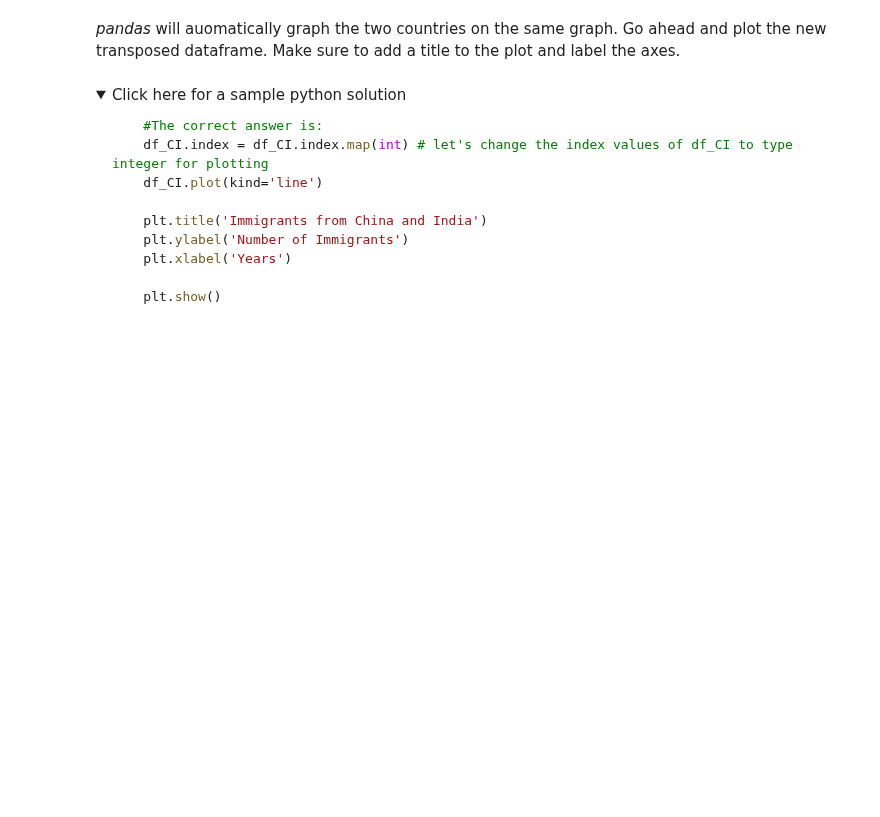
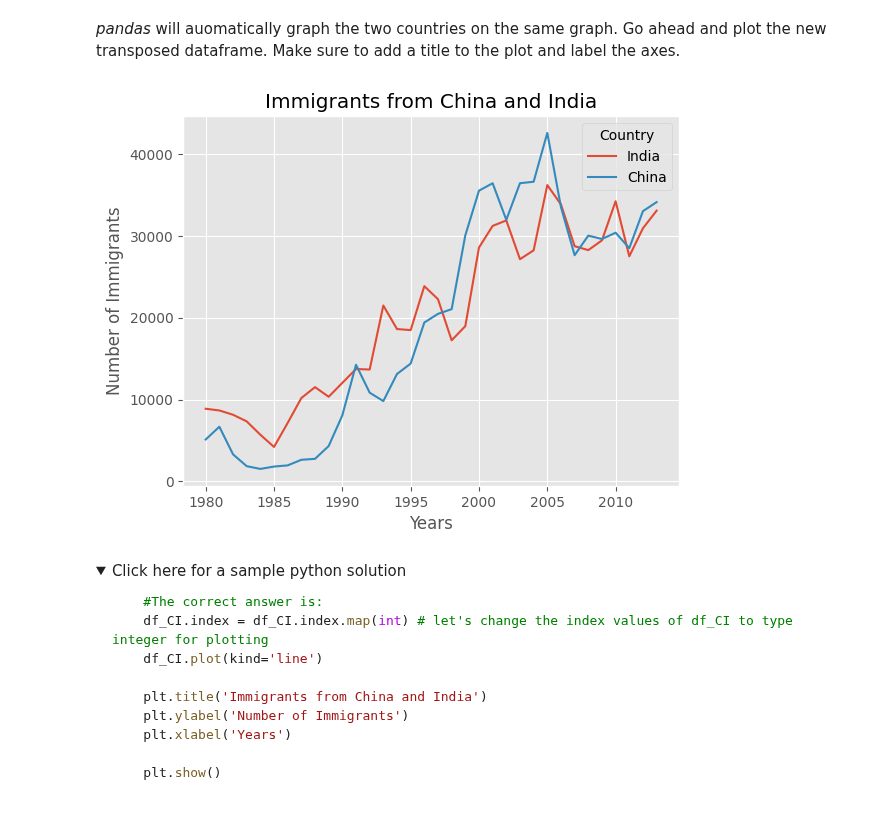
Before and after one commit to sammizewskiperscholas/pandas_demos, a Jupyter notebook: coursera_labs_visualization/DV0101EN-Exercise-Introduction-to-Matplotlib-and-Line-Plots.jupyterlite.ipynb, the cells around one changed output. Saved outputs shown, nothing was run; the diff lists cells and outputs as text; code cells hidden in the pictures; folded sections open; blank space fills up the shorter version.

Commit message:
added visualization labs

```diff
--- a/coursera_labs_visualization/DV0101EN-Exercise-Introduction-to-Matplotlib-and-Line-Plots.jupyterlite.ipynb
+++ b/coursera_labs_visualization/DV0101EN-Exercise-Introduction-to-Matplotlib-and-Line-Plots.jupyterlite.ipynb
@@ -441,6 +425,5 @@ Column names that are integers (such as the years) might introduce some confusio
 
 To avoid this ambuigity, let's convert the column names into strings: '1980' to '2013'.
 # %%
-df_can.columns= list(map(str, df_can.columns))
-df_can.columns=df_can.columns.astype(str)
-[print (type(x)) for x in df_can.columns.values] #<-- uncomment to check type of column headers
+df_can.columns = list(map(str, df_can.columns))
+# [print (type(x)) for x in df_can.columns.values] #<-- uncomment to check type of column headers
@@ -741,5 +688,5 @@ We can easily add more countries to line plot to make meaningful comparisons imm
 Step 1: Get the data set for China and India, and display the dataframe.
 # %%
 ### type your answer here
-# df_CI = ...
-# df_CI
+df_CI = df_can.loc[['India','China'], years]
+df_CI
@@ -781,3 +739,15 @@ df_CI.head()
+# %%
+### type your answer here
+df_CI.index = df_CI.index.astype(int) # let's change the index values of df_CI to type integer for plotting
+df_CI.plot()
+
+plt.title('Immigrants from China and India')
+plt.ylabel('Number of Immigrants')
+plt.xlabel('Years')
+
+plt.show()
+# %% [output]
+[figure, added]
 # %% [markdown]
 <details><summary>Click here for a sample python solution</summary>
 
```
Also changed, not shown: parts of 24 cells of this notebook, 5 other files.
